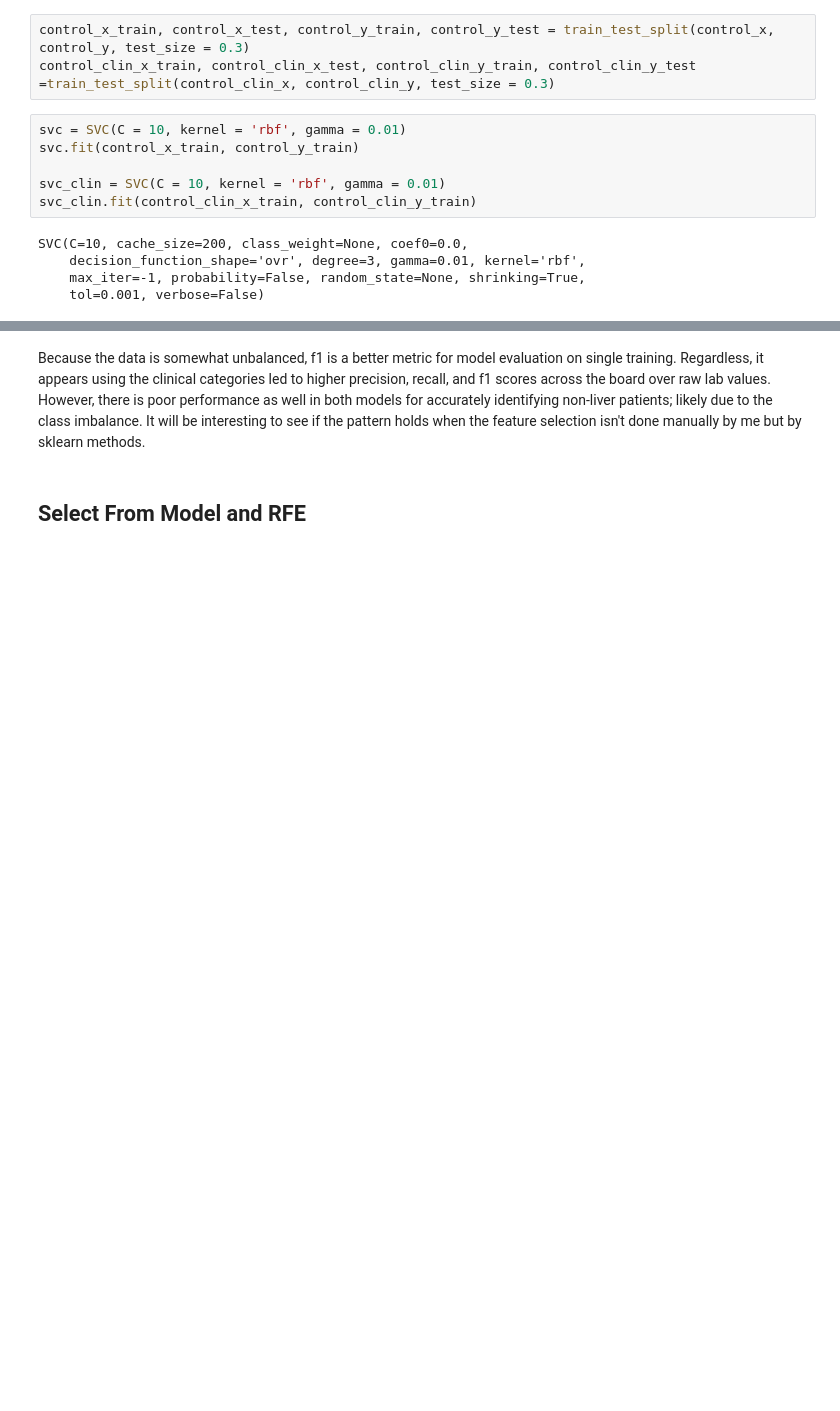
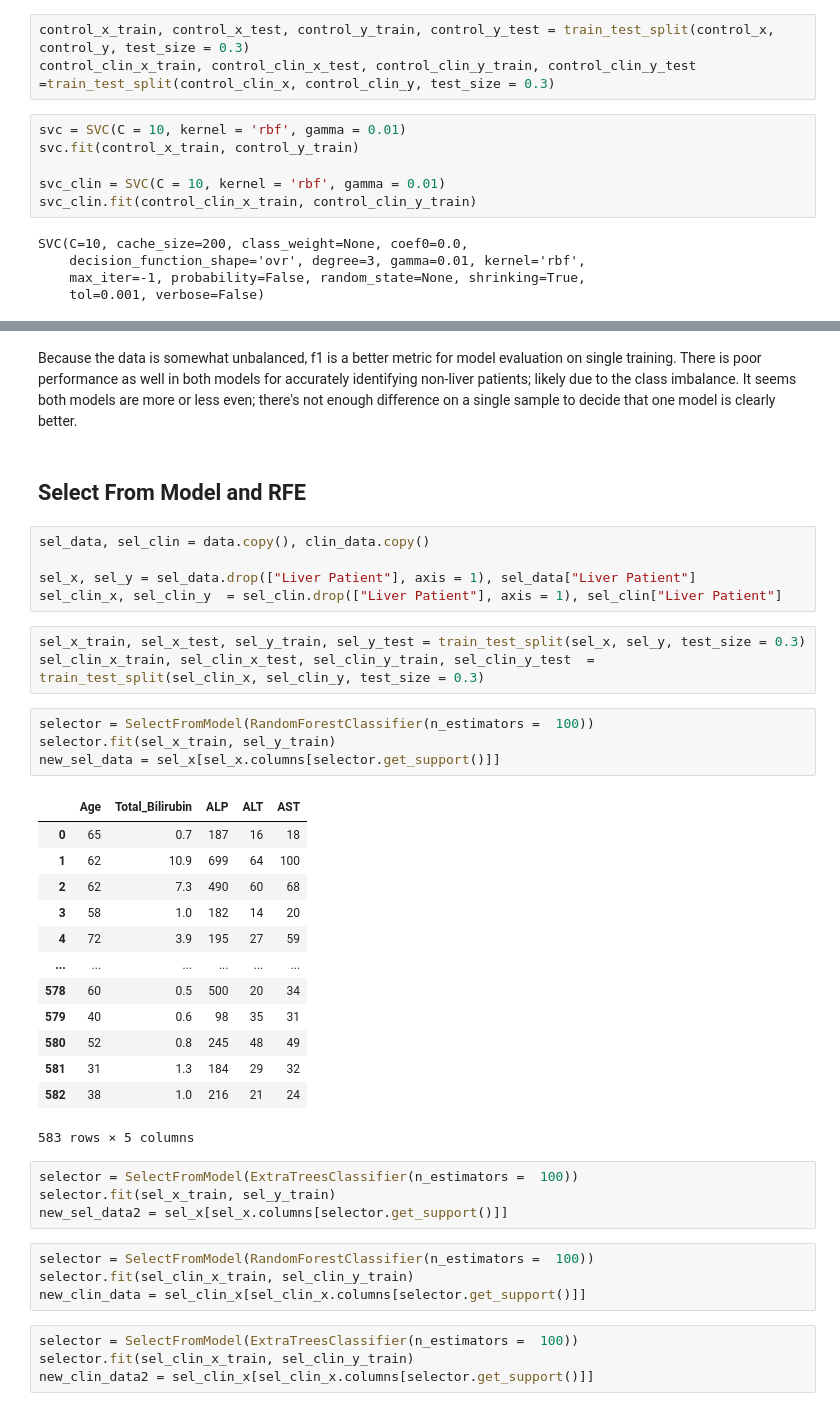
Before and after one commit to Rogges/Healthcare, a Jupyter notebook: Liver Machine Learning.ipynb, the cells around one changed output, grey strips where cells are left out. Cells and saved outputs as stored; diff of their text form; blank space fills up the shorter version.

```diff
--- a/Liver Machine Learning.ipynb
+++ b/Liver Machine Learning.ipynb
@@ -286,4 +286,42 @@ pd.DataFrame(report_simple_clin)
 # %% [markdown]
-Because the data is somewhat unbalanced, f1 is a better metric for model evaluation on single training. Regardless, it appears using the clinical categories led to higher precision, recall, and f1 scores across the board over raw lab values. However, there is poor performance as well in both models for accurately identifying non-liver patients; likely due to the class imbalance. It will be interesting to see if the pattern holds when the feature selection isn't done manually by me but by sklearn methods.
+Because the data is somewhat unbalanced, f1 is a better metric for model evaluation on single training. There is poor performance as well in both models for accurately identifying non-liver patients; likely due to the class imbalance. It seems both models are more or less even; there's not enough difference on a single sample to decide that one model is clearly better.
 # %% [markdown]
 ## Select From Model and RFE
+# %%
+sel_data, sel_clin = data.copy(), clin_data.copy()
+
+sel_x, sel_y = sel_data.drop(["Liver Patient"], axis = 1), sel_data["Liver Patient"]
+sel_clin_x, sel_clin_y  = sel_clin.drop(["Liver Patient"], axis = 1), sel_clin["Liver Patient"]
+# %%
+sel_x_train, sel_x_test, sel_y_train, sel_y_test = train_test_split(sel_x, sel_y, test_size = 0.3)
+sel_clin_x_train, sel_clin_x_test, sel_clin_y_train, sel_clin_y_test  = train_test_split(sel_clin_x, sel_clin_y, test_size = 0.3)
+# %%
+selector = SelectFromModel(RandomForestClassifier(n_estimators =  100))
+selector.fit(sel_x_train, sel_y_train)
+new_sel_data = sel_x[sel_x.columns[selector.get_support()]]
+# %% [output]
+|  | Age | Total_Bilirubin | ALP | ALT | AST |
+| 0 | 65 | 0.7 | 187 | 16 | 18 |
+| 1 | 62 | 10.9 | 699 | 64 | 100 |
+| 2 | 62 | 7.3 | 490 | 60 | 68 |
+| 3 | 58 | 1.0 | 182 | 14 | 20 |
+| 4 | 72 | 3.9 | 195 | 27 | 59 |
+| ... | ... | ... | ... | ... | ... |
+| 578 | 60 | 0.5 | 500 | 20 | 34 |
+| 579 | 40 | 0.6 | 98 | 35 | 31 |
+| 580 | 52 | 0.8 | 245 | 48 | 49 |
+| 581 | 31 | 1.3 | 184 | 29 | 32 |
+| 582 | 38 | 1.0 | 216 | 21 | 24 |
+583 rows × 5 columns
+# %%
+selector = SelectFromModel(ExtraTreesClassifier(n_estimators =  100))
+selector.fit(sel_x_train, sel_y_train)
+new_sel_data2 = sel_x[sel_x.columns[selector.get_support()]]
+# %%
+selector = SelectFromModel(RandomForestClassifier(n_estimators =  100))
+selector.fit(sel_clin_x_train, sel_clin_y_train)
+new_clin_data = sel_clin_x[sel_clin_x.columns[selector.get_support()]]
+# %%
+selector = SelectFromModel(ExtraTreesClassifier(n_estimators =  100))
+selector.fit(sel_clin_x_train, sel_clin_y_train)
+new_clin_data2 = sel_clin_x[sel_clin_x.columns[selector.get_support()]]
```
Also changed, not shown: parts of 7 cells of this notebook.
